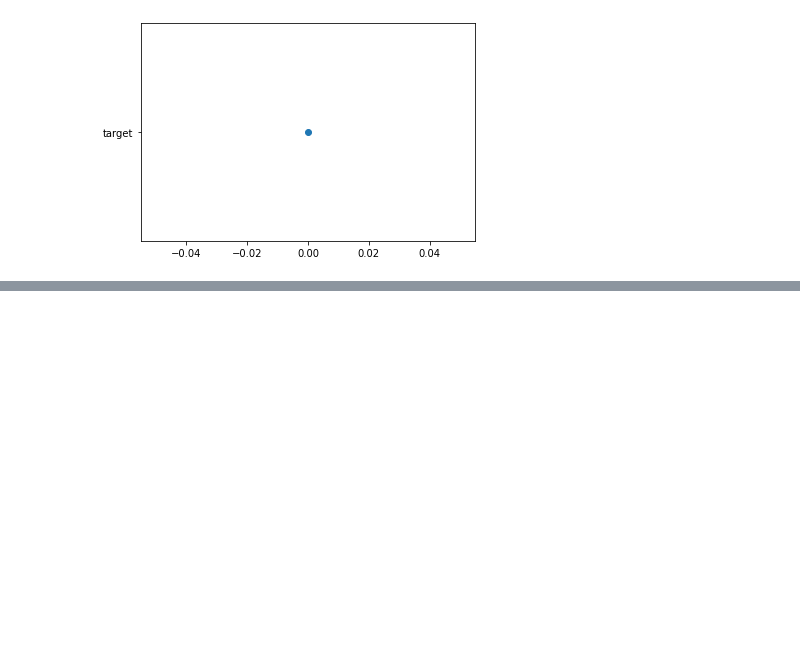
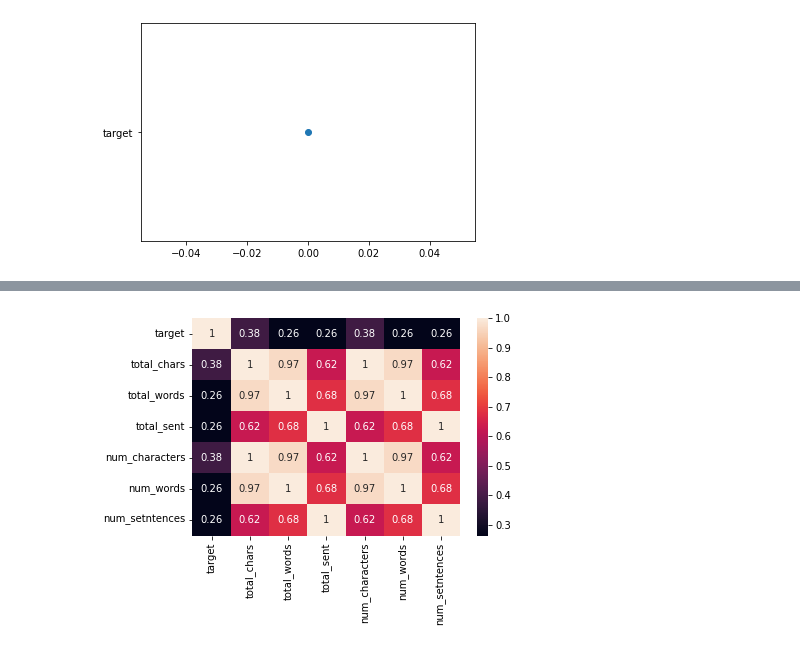
Before and after one commit to kalijauhari/nlp, a Jupyter notebook: spam.ipynb, the cells around one changed output, grey strips where cells are left out. Saved outputs shown, nothing was run; the diff lists cells and outputs as text; code cells hidden in the pictures; blank space fills up the shorter version.

```diff
--- a/spam.ipynb
+++ b/spam.ipynb
@@ -187,0 +502,7 @@ df.sample(4)
+# %%
+#coorelation
+df.corr()
+sns.heatmap(df.corr(),annot=True)
+plt.show()
+# %% [output]
+[figure, added]
```
Also changed, not shown: parts of 75 cells of this notebook.
